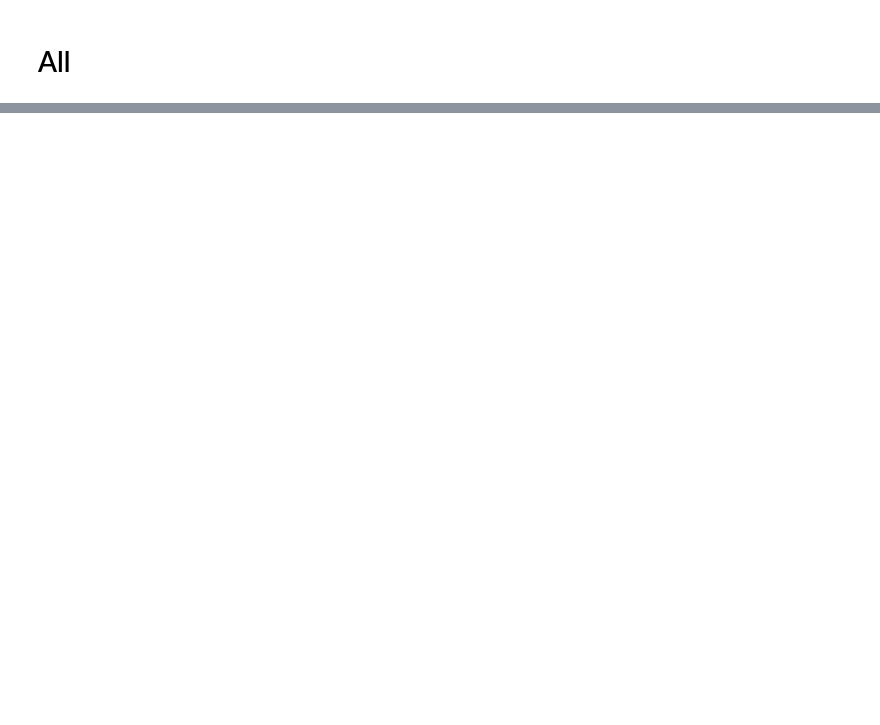
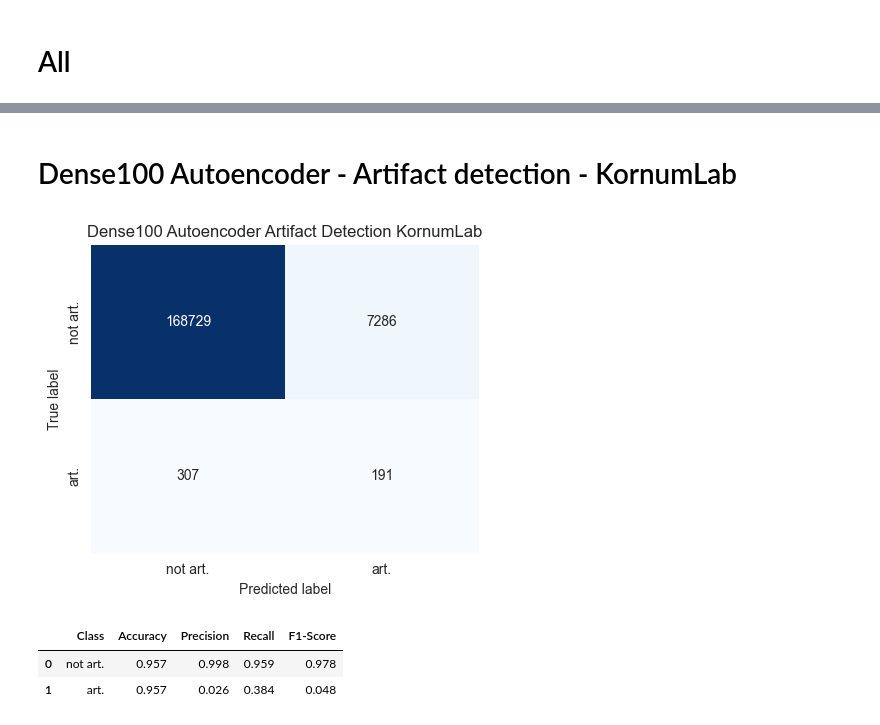
Before and after one commit to LucasDJensen/02466-spindle, a Jupyter notebook: extract_embeddings/Matrix Reproducer.ipynb, the cells around one changed output, grey strips where cells are left out. Saved outputs shown, nothing was run; the diff lists cells and outputs as text; code cells hidden in the pictures; blank space fills up the shorter version.

```diff
--- a/extract_embeddings/Matrix Reproducer.ipynb
+++ b/extract_embeddings/Matrix Reproducer.ipynb
@@ -668,0 +709,18 @@ plt.show()
+# %% [markdown]
+# Dense100 Autoencoder - Artifact detection - KornumLab
+# %%
+confusion_matrix = np.array([
+    [168729, 7286],
+    [307, 191],
+])
+name = 'autoencoder_dense100_artifact_detection_kornum'
+plot(confusion_matrix, f'{name}.png',
+     'Dense100 Autoencoder Artifact Detection KornumLab')
+
+results = metrics(confusion_matrix)
+round(results, 3)
+# %% [output]
+[figure, added]
+|  | Class | Accuracy | Precision | Recall | F1-Score |
+| 0 | not art. | 0.957 | 0.998 | 0.959 | 0.978 |
+| 1 | art. | 0.957 | 0.026 | 0.384 | 0.048 |
```
Also changed, not shown: parts of 38 cells of this notebook, 1 other file.
